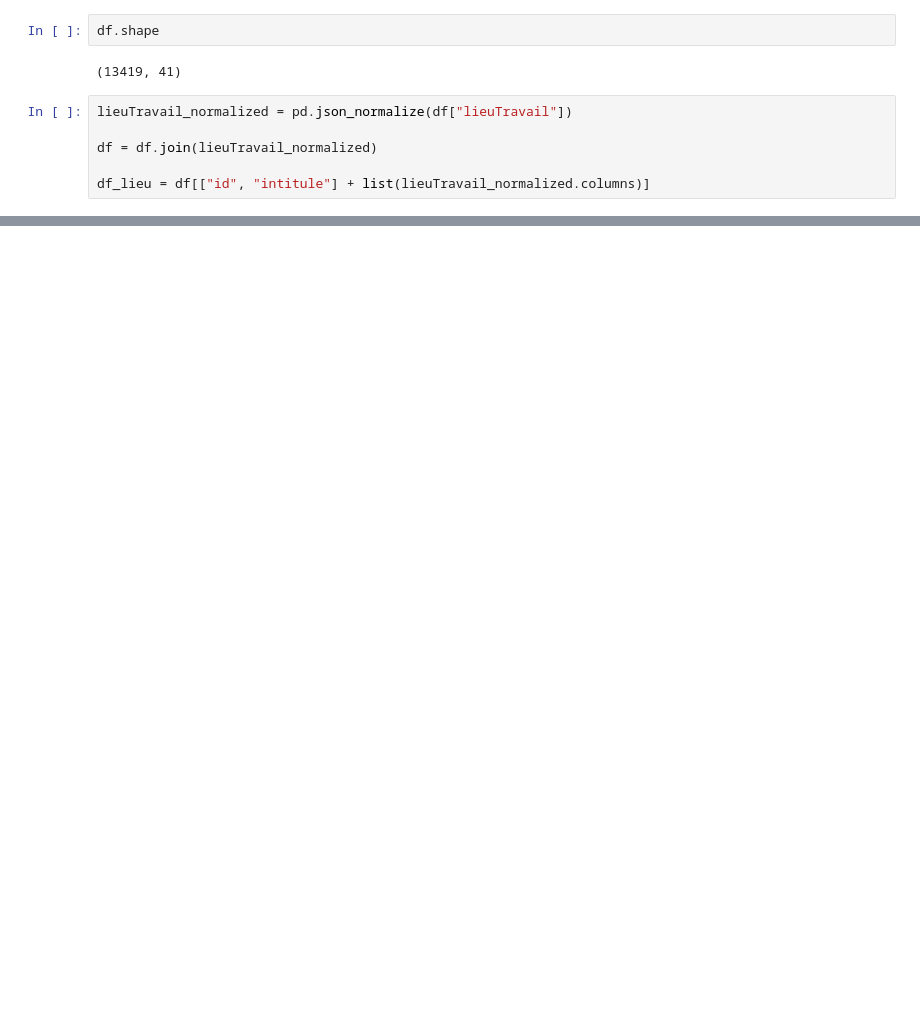
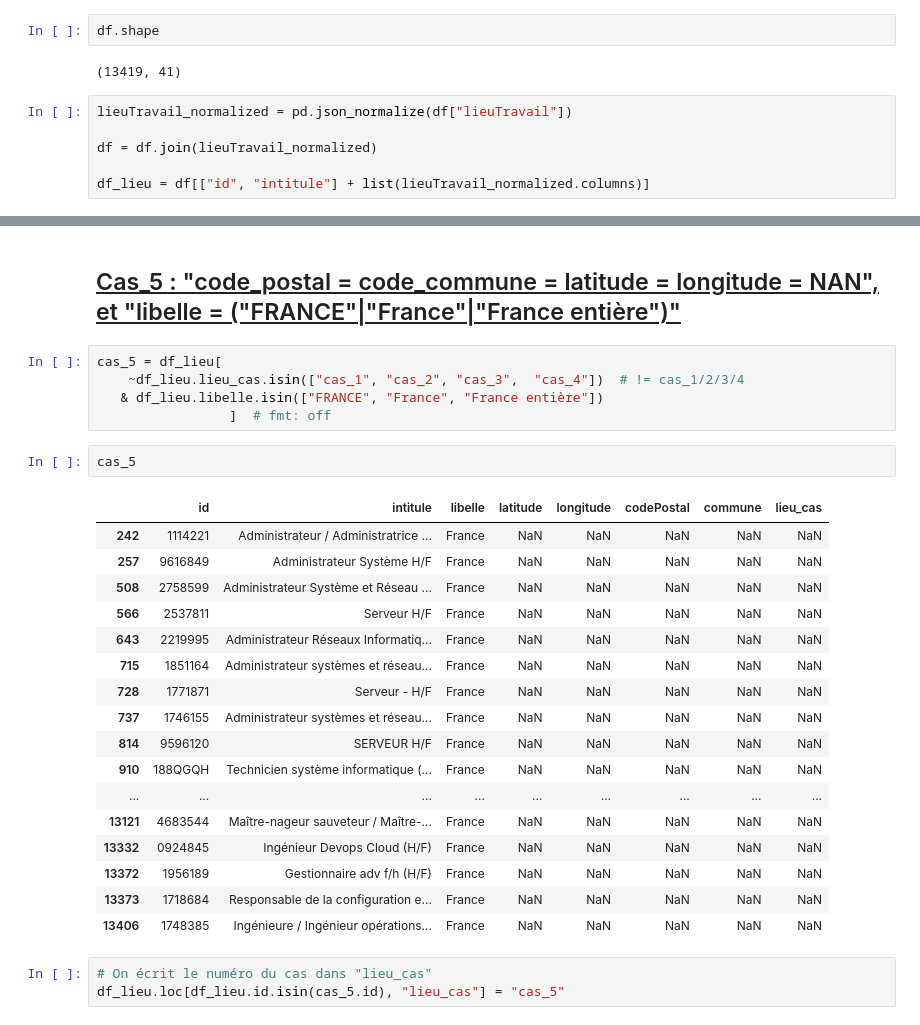
Before and after one commit to vimchun/Job-Market-in-France, a Jupyter notebook: api_extract__transform/notebook.ipynb, the cells around one changed output, grey strips where cells are left out. Saved outputs shown, nothing was run; the diff lists cells and outputs as text; blank space fills up the shorter version.

```diff
--- a/api_extract__transform/notebook.ipynb
+++ b/api_extract__transform/notebook.ipynb
@@ -266,0 +272,30 @@ df_lieu
+# %% [markdown]
+## <u> Cas_5 : "code_postal = code_commune = latitude = longitude = NAN", et "libelle = ("FRANCE"|"France"|"France entière")" </u>
+# %%
+cas_5 = df_lieu[
+    ~df_lieu.lieu_cas.isin(["cas_1", "cas_2", "cas_3",  "cas_4"])  # != cas_1/2/3/4
+   & df_lieu.libelle.isin(["FRANCE", "France", "France entière"])
+                 ]  # fmt: off
+# %%
+cas_5
+# %% [output]
+|  | id | intitule | libelle | latitude | longitude | codePostal | commune | lieu_cas |
+| 242 | 1114221 | Administrateur / Administratrice ... | France | NaN | NaN | NaN | NaN | NaN |
+| 257 | 9616849 | Administrateur Système H/F | France | NaN | NaN | NaN | NaN | NaN |
+| 508 | 2758599 | Administrateur Système et Réseau ... | France | NaN | NaN | NaN | NaN | NaN |
+| 566 | 2537811 | Serveur H/F | France | NaN | NaN | NaN | NaN | NaN |
+| 643 | 2219995 | Administrateur Réseaux Informatiq... | France | NaN | NaN | NaN | NaN | NaN |
+| 715 | 1851164 | Administrateur systèmes et réseau... | France | NaN | NaN | NaN | NaN | NaN |
+| 728 | 1771871 | Serveur - H/F | France | NaN | NaN | NaN | NaN | NaN |
+| 737 | 1746155 | Administrateur systèmes et réseau... | France | NaN | NaN | NaN | NaN | NaN |
+| 814 | 9596120 | SERVEUR H/F | France | NaN | NaN | NaN | NaN | NaN |
+| 910 | 188QGQH | Technicien système informatique (... | France | NaN | NaN | NaN | NaN | NaN |
+| ... | ... | ... | ... | ... | ... | ... | ... | ... |
+| 13121 | 4683544 | Maître-nageur sauveteur / Maître-... | France | NaN | NaN | NaN | NaN | NaN |
+| 13332 | 0924845 | Ingénieur Devops Cloud (H/F) | France | NaN | NaN | NaN | NaN | NaN |
+| 13372 | 1956189 | Gestionnaire adv f/h (H/F) | France | NaN | NaN | NaN | NaN | NaN |
+| 13373 | 1718684 | Responsable de la configuration e... | France | NaN | NaN | NaN | NaN | NaN |
+| 13406 | 1748385 | Ingénieure / Ingénieur opérations... | France | NaN | NaN | NaN | NaN | NaN |
+# %%
+# On écrit le numéro du cas dans "lieu_cas"
+df_lieu.loc[df_lieu.id.isin(cas_5.id), "lieu_cas"] = "cas_5"
```
Also changed, not shown: parts of 74 cells of this notebook, 1 other file.
